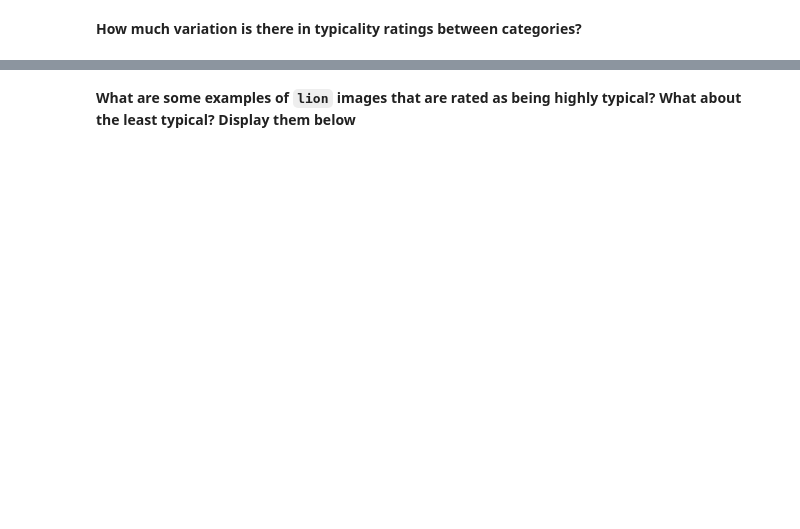
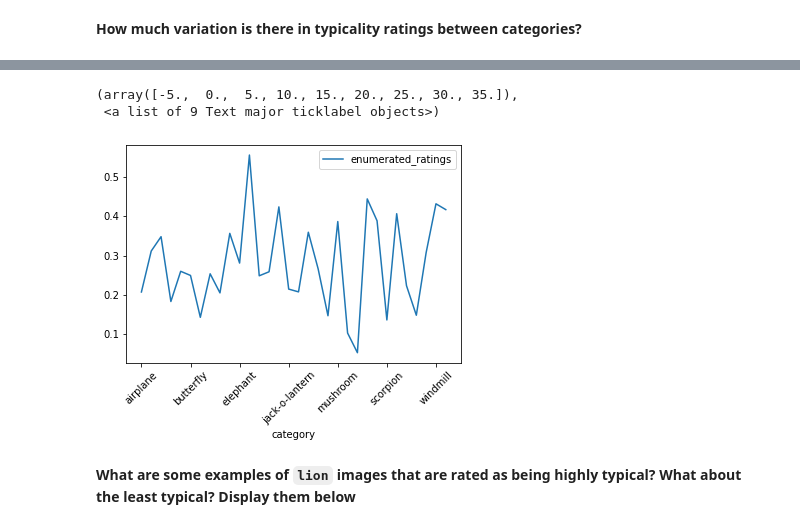
Before and after one commit to mfan3/labs, a Jupyter notebook: lab1/psyc193_lab1_mufan.ipynb, the cells around one changed output, grey strips where cells are left out. Cells and saved outputs as stored; diff of their text form; code cells hidden in the pictures; blank space fills up the shorter version.

```diff
--- a/lab1/psyc193_lab1_mufan.ipynb
+++ b/lab1/psyc193_lab1_mufan.ipynb
@@ -319,3 +315,8 @@ hint: What are some metrics you know about to quantify variation?
 **How much variation is there in typicality ratings between categories?**
 # %%
 ## INSERT YOUR CODE HERE ##
+# %%
+# making a new dataframe that has variance for each cateory
+T_catvar = T_avg.groupby(['category']).var()
+# inspect dateframe
+T_catvar.head()
@@ -322,2 +331,12 @@ hint: What are some metrics you know about to quantify variation?
+# %%
+# plotting how variances distribute between category
+T_catvar.plot()
+plt.xticks(rotation=45)
+
+#sns.plot(T_catvar)
+# %% [output]
+(array([-5.,  0.,  5., 10., 15., 20., 25., 30., 35.]),
+ <a list of 9 Text major ticklabel objects>)
+[figure, added]
 # %% [markdown]
 **What are some examples of `lion` images that are rated as being highly typical? What about the least typical? Display them below**
```
Also changed, not shown: parts of 16 cells of this notebook, 2 other files.
